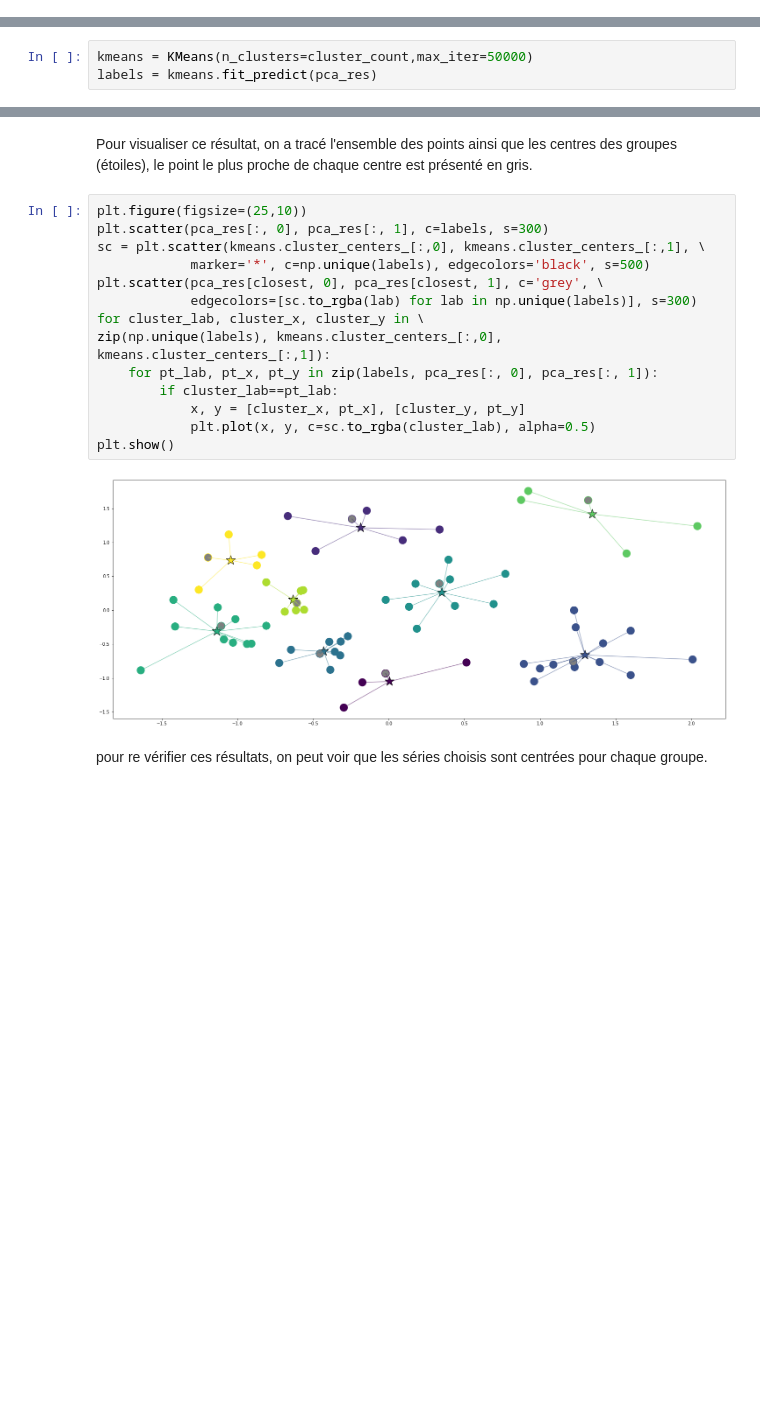
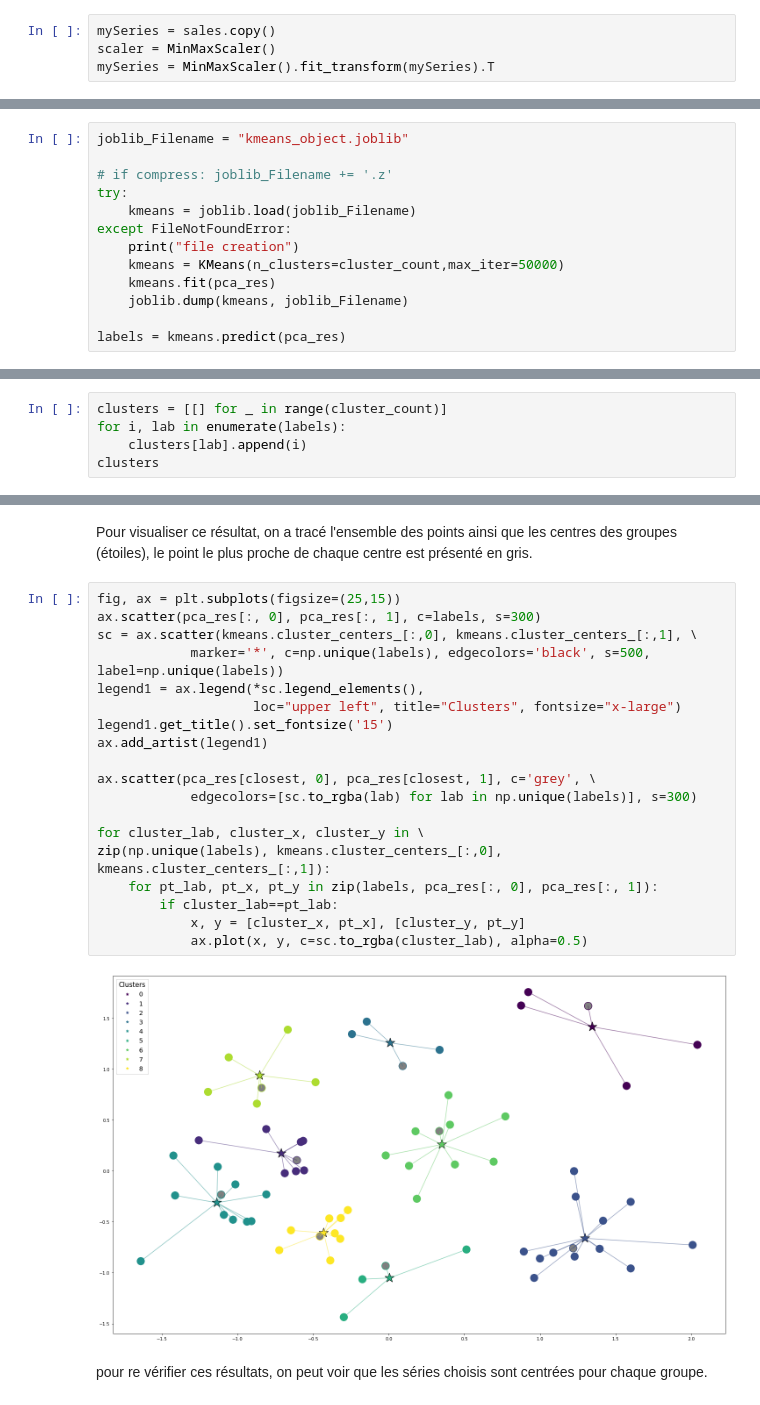
Before and after one commit to Mounji-Salma/Forecasting_App, a Jupyter notebook: clustering_exploration.ipynb, the cells around one changed output, grey strips where cells are left out. Drawn from its saved outputs; the diff is of its cells as text; blank space fills up the shorter version.

```diff
--- a/clustering_exploration.ipynb
+++ b/clustering_exploration.ipynb
@@ -131,3 +108,7 @@ for i in range(len(mySeries)):
+# %%
+mySeries = sales.copy()
+scaler = MinMaxScaler()
+mySeries = MinMaxScaler().fit_transform(mySeries).T
 # %% [markdown]
 Afin de regrouper nos séries avec des k-moyennes, les indices temporels des séries chronologiques seront considérés comme des caractéristiques différentes et seront les dimensions des points de données(les séries).
 
@@ -157,8 +138,18 @@ cluster_count
 9
 # %% [markdown]
 et on va appliquer la méthode de Kmeans sur le résultat de l'ACP.
-# %%
-kmeans = KMeans(n_clusters=cluster_count,max_iter=50000)
-labels = kmeans.fit_predict(pca_res)
+# %%
+joblib_Filename = "kmeans_object.joblib"
+
+# if compress: joblib_Filename += '.z'
+try:
+    kmeans = joblib.load(joblib_Filename)
+except FileNotFoundError:
+    print("file creation")
+    kmeans = KMeans(n_clusters=cluster_count,max_iter=50000)
+    kmeans.fit(pca_res)
+    joblib.dump(kmeans, joblib_Filename)
+
+labels = kmeans.predict(pca_res)
 # %% [markdown]
 Après l'entrainement du modèle, on a présenté les résultats. Pour chaque cluster, on a tracé les séries en gris, et afin de visualiser le mouvement et le comportement des séries appartenant au même cluster, on a pris la moyenne du cluster et tracé cette série moyenne en rouge.
@@ -164,0 +163,5 @@ Après l'entrainement du modèle, on a présenté les résultats. Pour chaque cl
+# %%
+clusters = [[] for _ in range(cluster_count)]
+for i, lab in enumerate(labels):
+    clusters[lab].append(i)
+clusters
@@ -232,20 +234,25 @@ array([36,  5, 46, 63, 21, 54, 29, 37, 23], dtype=int64)
 # %% [markdown]
 Pour visualiser ce résultat, on a tracé l'ensemble des points ainsi que les centres des groupes (étoiles), le point le plus proche de chaque centre est présenté en gris.
 # %%
-plt.figure(figsize=(25,10))
-plt.scatter(pca_res[:, 0], pca_res[:, 1], c=labels, s=300)
-sc = plt.scatter(kmeans.cluster_centers_[:,0], kmeans.cluster_centers_[:,1], \
-            marker='*', c=np.unique(labels), edgecolors='black', s=500)
-plt.scatter(pca_res[closest, 0], pca_res[closest, 1], c='grey', \
+fig, ax = plt.subplots(figsize=(25,15))
+ax.scatter(pca_res[:, 0], pca_res[:, 1], c=labels, s=300)
+sc = ax.scatter(kmeans.cluster_centers_[:,0], kmeans.cluster_centers_[:,1], \
+            marker='*', c=np.unique(labels), edgecolors='black', s=500, label=np.unique(labels))
+legend1 = ax.legend(*sc.legend_elements(),
+                    loc="upper left", title="Clusters", fontsize="x-large")
+legend1.get_title().set_fontsize('15')
+ax.add_artist(legend1)
+
+ax.scatter(pca_res[closest, 0], pca_res[closest, 1], c='grey', \
             edgecolors=[sc.to_rgba(lab) for lab in np.unique(labels)], s=300)
+
 for cluster_lab, cluster_x, cluster_y in \
 zip(np.unique(labels), kmeans.cluster_centers_[:,0], kmeans.cluster_centers_[:,1]):
     for pt_lab, pt_x, pt_y in zip(labels, pca_res[:, 0], pca_res[:, 1]):
         if cluster_lab==pt_lab:
             x, y = [cluster_x, pt_x], [cluster_y, pt_y]
-            plt.plot(x, y, c=sc.to_rgba(cluster_lab), alpha=0.5)
-plt.show()
+            ax.plot(x, y, c=sc.to_rgba(cluster_lab), alpha=0.5)
 # %% [output]
-[figure, old version]
+[figure, new version]
 # %% [markdown]
 pour re vérifier ces résultats, on peut voir que les séries choisis sont centrées pour chaque groupe.
```
Also changed, not shown: parts of 39 cells of this notebook, 3 other files.
